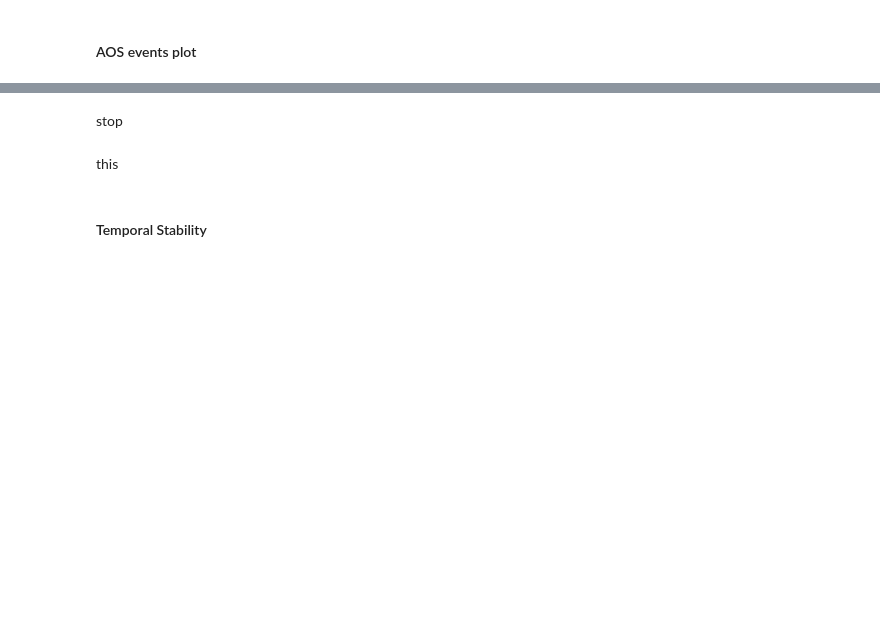
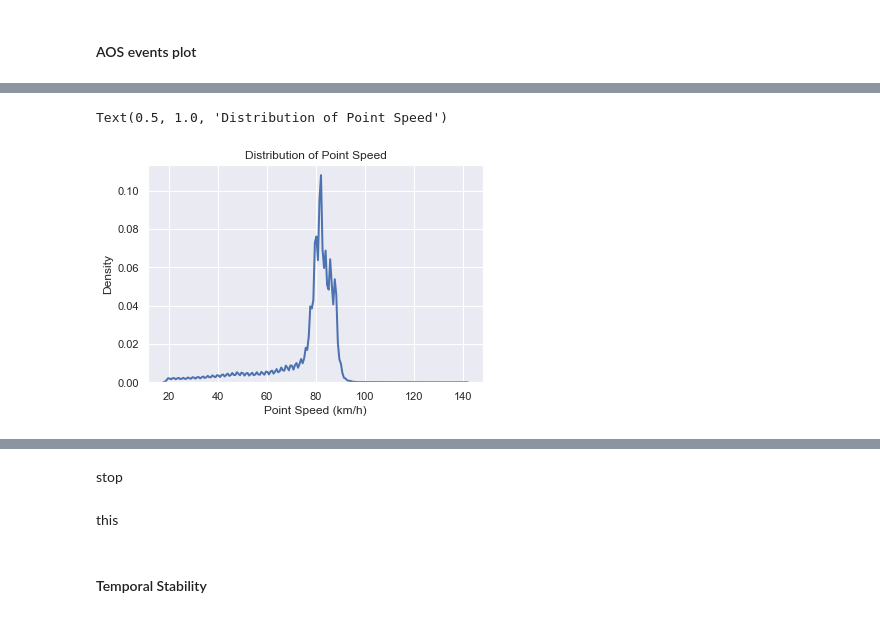
Before and after one commit to bazilinskyy/truck-driver-profile, a Jupyter notebook: tdstability/eda.ipynb, the cells around one changed output, grey strips where cells are left out. Drawn from its saved outputs; the diff is of its cells as text; code cells hidden in the pictures; blank space fills up the shorter version.

```diff
--- a/tdstability/eda.ipynb
+++ b/tdstability/eda.ipynb
@@ -1109,7 +889,10 @@ df['Road_type_Rename'].unique()
 # %%
-sns.kdeplot(data=df, x="Point_speed",palette="crest")
+sns.kdeplot(data=df, x="Point_speed",palette="crest",linewidth=2)
 plt.xlabel("Point Speed (km/h)")
 plt.title("Distribution of Point Speed")
+# %% [output]
+Text(0.5, 1.0, 'Distribution of Point Speed')
+[figure, added]
 # %%
 # df=cwReturnVehiclePositions_4750[cwReturnVehiclePositions_4750['ReceivedTime_Sep']=='2008-08-08']
 import joypy
```
Also changed, not shown: parts of 104 cells of this notebook.
